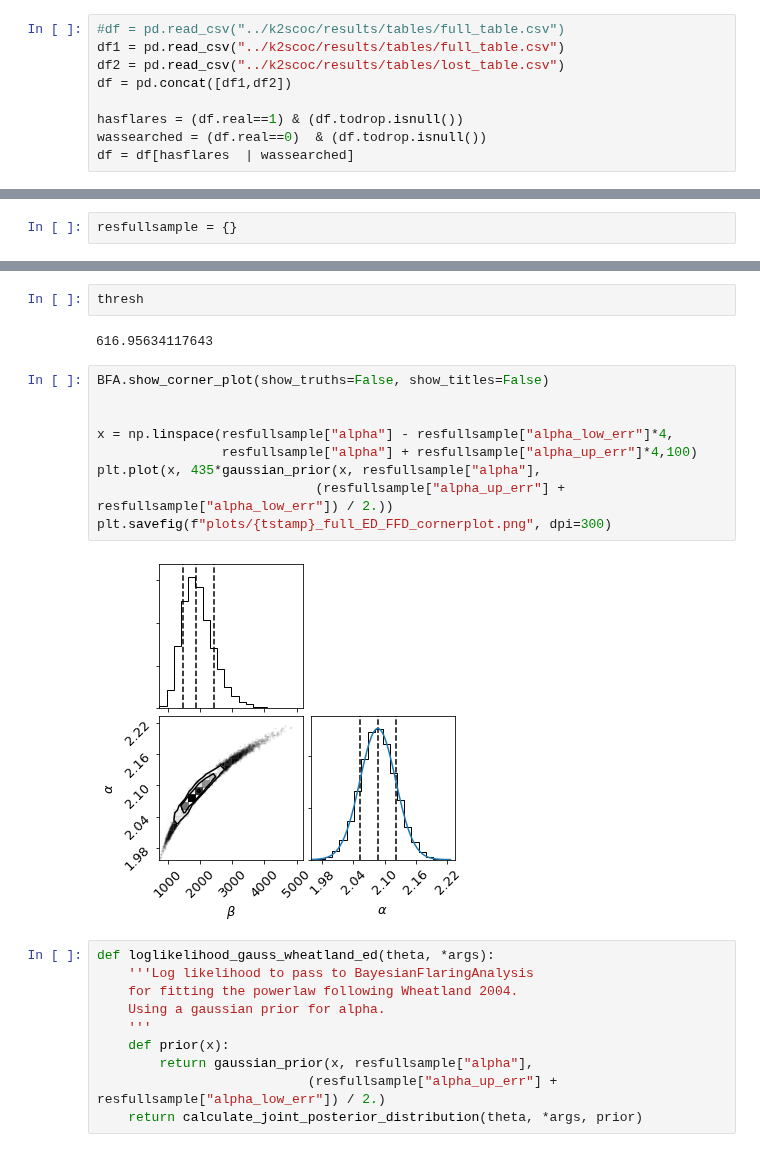
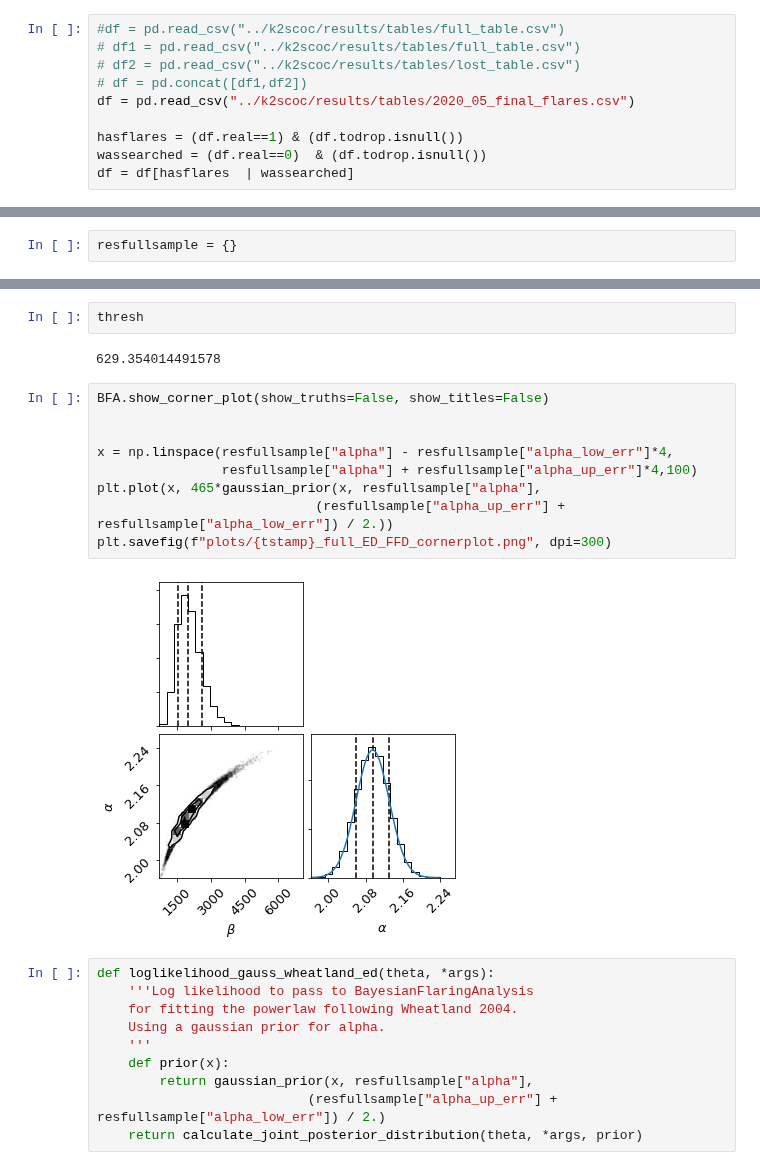
Before and after one commit to ekaterinailin/flares-in-clusters-with-k2-ii, a Jupyter notebook: VettingFlares/FFDs_Wheatland.ipynb, the cells around one changed output, grey strips where cells are left out. Drawn from its saved outputs; the diff is of its cells as text.

```diff
--- a/VettingFlares/FFDs_Wheatland.ipynb
+++ b/VettingFlares/FFDs_Wheatland.ipynb
@@ -31,9 +31,10 @@ ccol = dict(zip(['pleiades',"hyades","praesepe","ngc6774","ngc2682"],
                  ["M67","blue",">",3639,17,17]]))
 # %%
 #df = pd.read_csv("../k2scoc/results/tables/full_table.csv")
-df1 = pd.read_csv("../k2scoc/results/tables/full_table.csv")
-df2 = pd.read_csv("../k2scoc/results/tables/lost_table.csv")
-df = pd.concat([df1,df2])
+# df1 = pd.read_csv("../k2scoc/results/tables/full_table.csv")
+# df2 = pd.read_csv("../k2scoc/results/tables/lost_table.csv")
+# df = pd.concat([df1,df2])
+df = pd.read_csv("../k2scoc/results/tables/2020_05_final_flares.csv")
 
 hasflares = (df.real==1) & (df.todrop.isnull())
 wassearched = (df.real==0)  & (df.todrop.isnull())
@@ -171,18 +172,18 @@ Fitted power law beta=1885.532627651297(548.156111071929/417.0021174955)
 # %%
 thresh
 # %% [output]
-616.95634117643
+629.354014491578
 # %%
 BFA.show_corner_plot(show_truths=False, show_titles=False)
 
 
 x = np.linspace(resfullsample["alpha"] - resfullsample["alpha_low_err"]*4,
                 resfullsample["alpha"] + resfullsample["alpha_up_err"]*4,100)
-plt.plot(x, 435*gaussian_prior(x, resfullsample["alpha"],
+plt.plot(x, 465*gaussian_prior(x, resfullsample["alpha"],
                             (resfullsample["alpha_up_err"] + resfullsample["alpha_low_err"]) / 2.))
 plt.savefig(f"plots/{tstamp}_full_ED_FFD_cornerplot.png", dpi=300)
 # %% [output]
-[figure, old version]
+[figure, new version]
 # %%
 def loglikelihood_gauss_wheatland_ed(theta, *args):
     '''Log likelihood to pass to BayesianFlaringAnalysis
```
Also changed, not shown: parts of 12 cells of this notebook, 3 other files.
